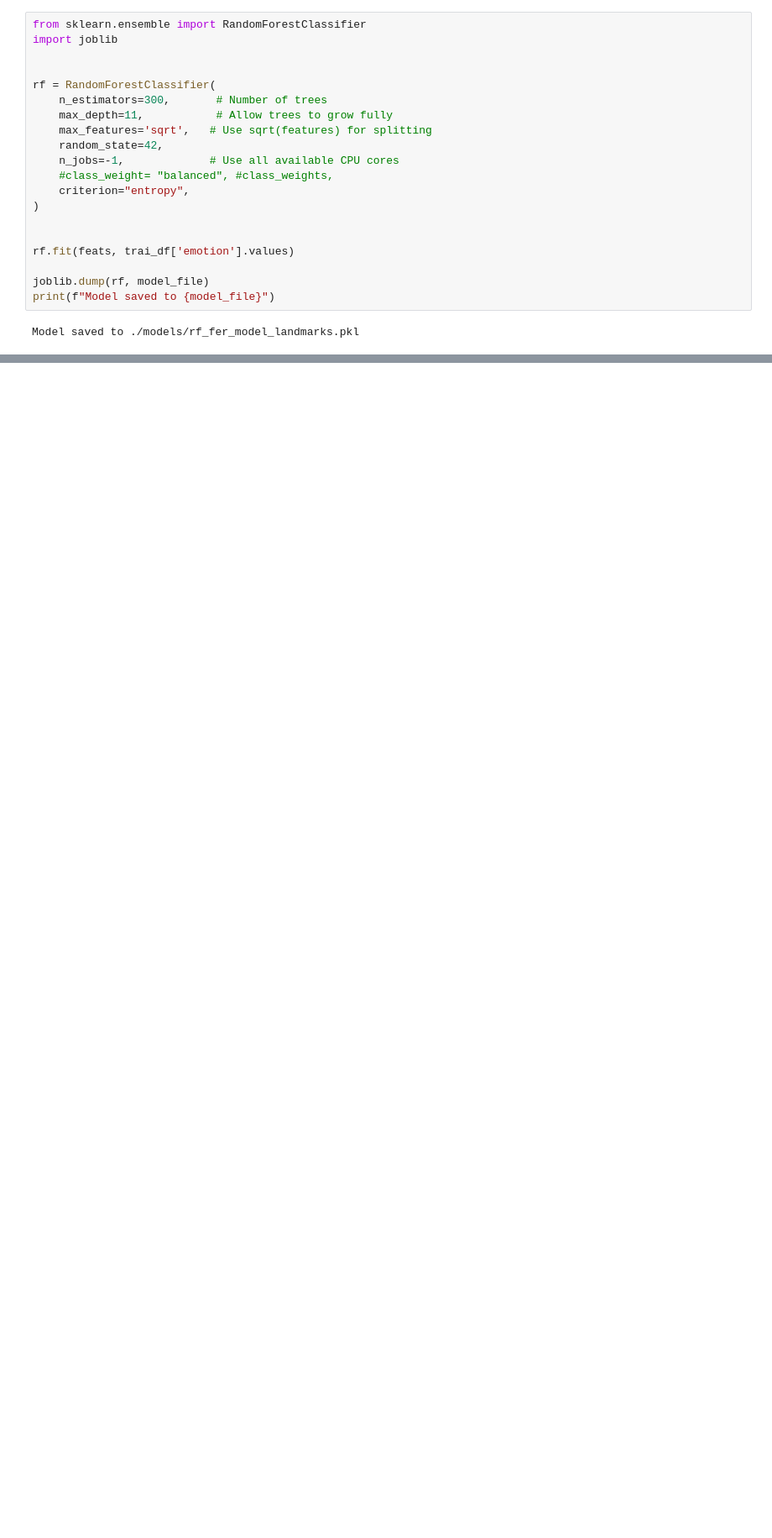
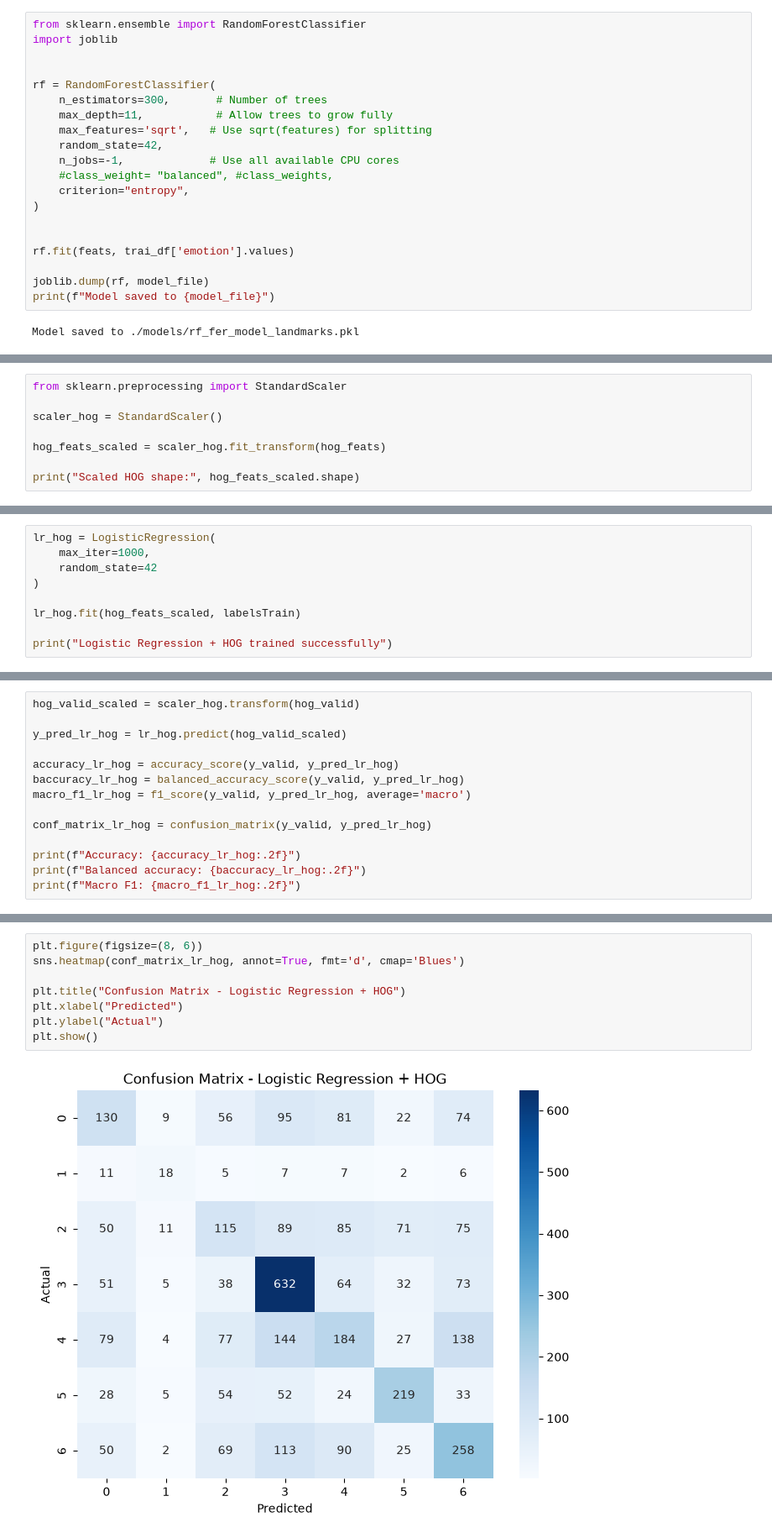
Before and after one commit to kostasparma/Emotion_Recognition_ML, a Jupyter notebook: Task1.ipynb, the cells around one changed output, grey strips where cells are left out. Shown at 84% size. Drawn from its saved outputs; the diff is of its cells as text; blank space fills up the shorter version.

```diff
--- a/Task1.ipynb
+++ b/Task1.ipynb
@@ -192,0 +382,8 @@ Macro F1: 0.41
+# %%
+from sklearn.preprocessing import StandardScaler
+
+scaler_hog = StandardScaler()
+
+hog_feats_scaled = scaler_hog.fit_transform(hog_feats)
+
+print("Scaled HOG shape:", hog_feats_scaled.shape)
@@ -192,0 +392,9 @@ Macro F1: 0.41
+# %%
+lr_hog = LogisticRegression(
+    max_iter=1000,
+    random_state=42
+)
+
+lr_hog.fit(hog_feats_scaled, labelsTrain)
+
+print("Logistic Regression + HOG trained successfully")
@@ -192,0 +405,14 @@ Macro F1: 0.41
+# %%
+hog_valid_scaled = scaler_hog.transform(hog_valid)
+
+y_pred_lr_hog = lr_hog.predict(hog_valid_scaled)
+
+accuracy_lr_hog = accuracy_score(y_valid, y_pred_lr_hog)
+baccuracy_lr_hog = balanced_accuracy_score(y_valid, y_pred_lr_hog)
+macro_f1_lr_hog = f1_score(y_valid, y_pred_lr_hog, average='macro')
+
+conf_matrix_lr_hog = confusion_matrix(y_valid, y_pred_lr_hog)
+
+print(f"Accuracy: {accuracy_lr_hog:.2f}")
+print(f"Balanced accuracy: {baccuracy_lr_hog:.2f}")
+print(f"Macro F1: {macro_f1_lr_hog:.2f}")
@@ -192,0 +425,10 @@ Macro F1: 0.41
+# %%
+plt.figure(figsize=(8, 6))
+sns.heatmap(conf_matrix_lr_hog, annot=True, fmt='d', cmap='Blues')
+
+plt.title("Confusion Matrix - Logistic Regression + HOG")
+plt.xlabel("Predicted")
+plt.ylabel("Actual")
+plt.show()
+# %% [output]
+[figure, added]
```
Also changed, not shown: parts of 59 cells of this notebook, 9 other files.
